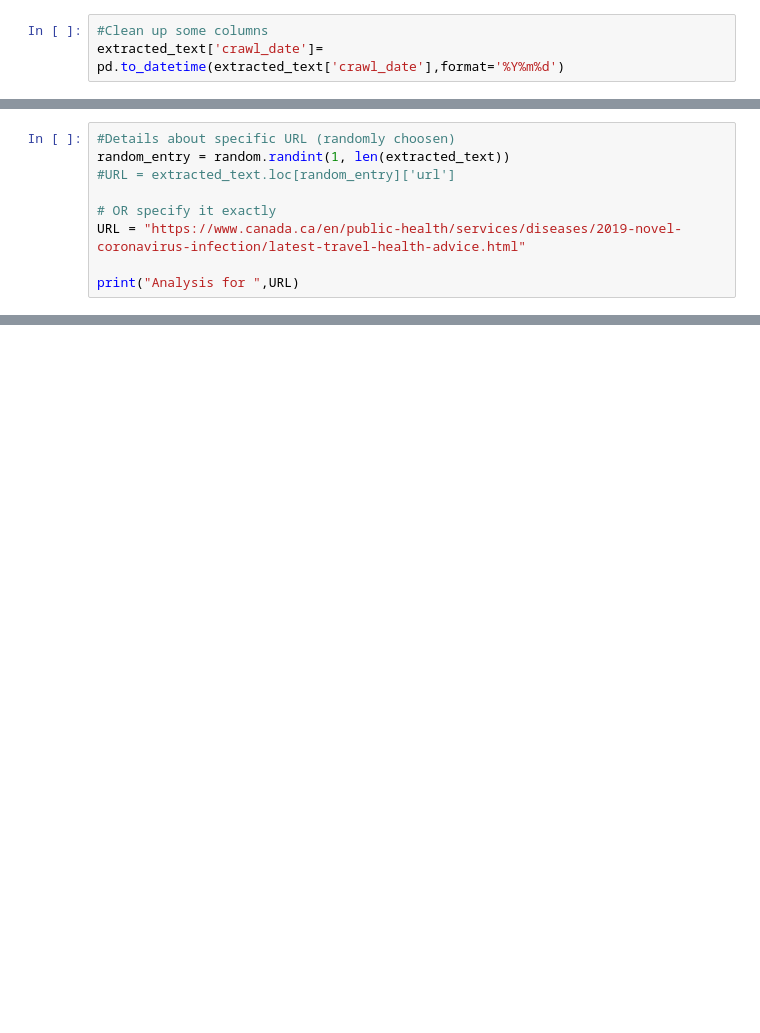
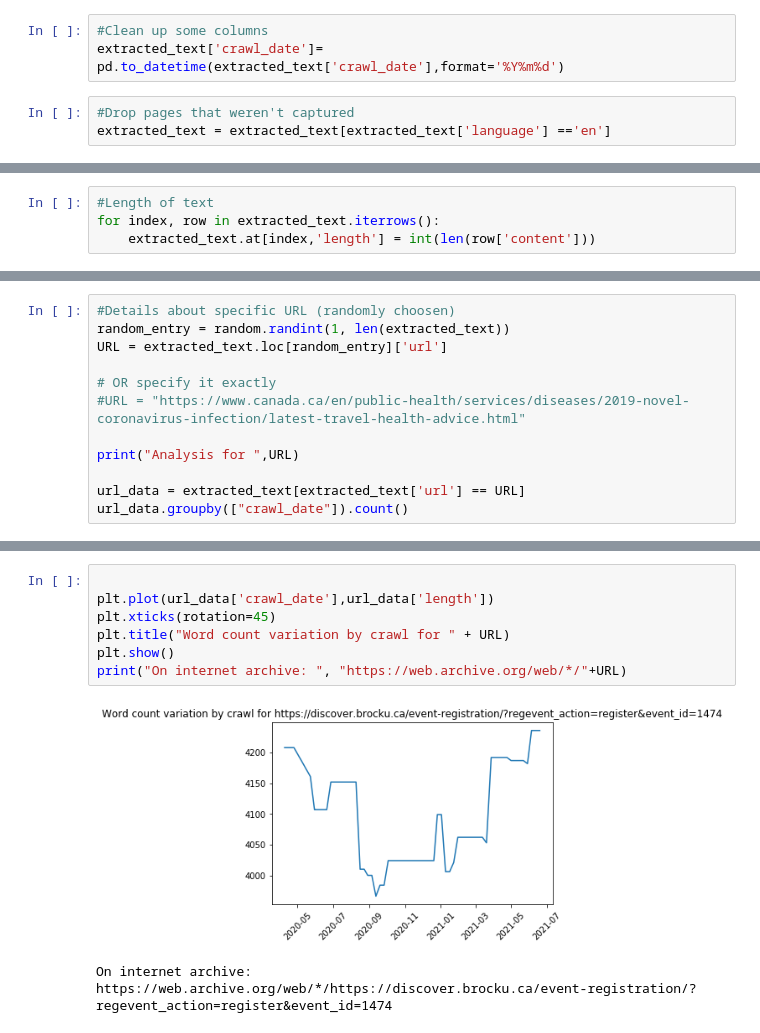
Before and after one commit to BrockDSL/ARCH_Data_Explore, a Jupyter notebook: Hackfest_Kickoff.ipynb, the cells around one changed output, grey strips where cells are left out. Cells and saved outputs as stored; diff of their text form; blank space fills up the shorter version.

```diff
--- a/Hackfest_Kickoff.ipynb
+++ b/Hackfest_Kickoff.ipynb
@@ -79,3 +84,6 @@ extracted_text = pd.read_csv("web-pages_full.csv")
 # %%
 #Clean up some columns
 extracted_text['crawl_date']= pd.to_datetime(extracted_text['crawl_date'],format='%Y%m%d')
+# %%
+#Drop pages that weren't captured
+extracted_text = extracted_text[extracted_text['language'] =='en']
@@ -82,3 +92,7 @@ extracted_text['crawl_date']= pd.to_datetime(extracted_text['crawl_date'],format
+# %%
+#Length of text
+for index, row in extracted_text.iterrows():
+    extracted_text.at[index,'length'] = int(len(row['content']))
 # %%
 #5 Random Entries
 extracted_text.sample(5)
@@ -115,10 +155,13 @@ extracted_text['domain'].value_counts()
 # %%
 #Details about specific URL (randomly choosen)
 random_entry = random.randint(1, len(extracted_text))
-#URL = extracted_text.loc[random_entry]['url']
+URL = extracted_text.loc[random_entry]['url']
 
 # OR specify it exactly
-URL = "https://www.canada.ca/en/public-health/services/diseases/2019-novel-coronavirus-infection/latest-travel-health-advice.html"
+#URL = "https://www.canada.ca/en/public-health/services/diseases/2019-novel-coronavirus-infection/latest-travel-health-advice.html"
 
 print("Analysis for ",URL)
+
+url_data = extracted_text[extracted_text['url'] == URL]
+url_data.groupby(["crawl_date"]).count()
 # %% [output]
@@ -125,0 +187,10 @@ Analysis for  https://www.canada.ca/en/public-health/services/diseases/2019-nove
+# %%
+
+plt.plot(url_data['crawl_date'],url_data['length'])
+plt.xticks(rotation=45)
+plt.title("Word count variation by crawl for " + URL)
+plt.show()
+print("On internet archive: ", "https://web.archive.org/web/*/"+URL)
+# %% [output]
+[figure, added]
+On internet archive:  https://web.archive.org/web/*/https://discover.brocku.ca/event-registration/?regevent_action=register&event_id=1474
```
Also changed, not shown: parts of 17 cells of this notebook.
